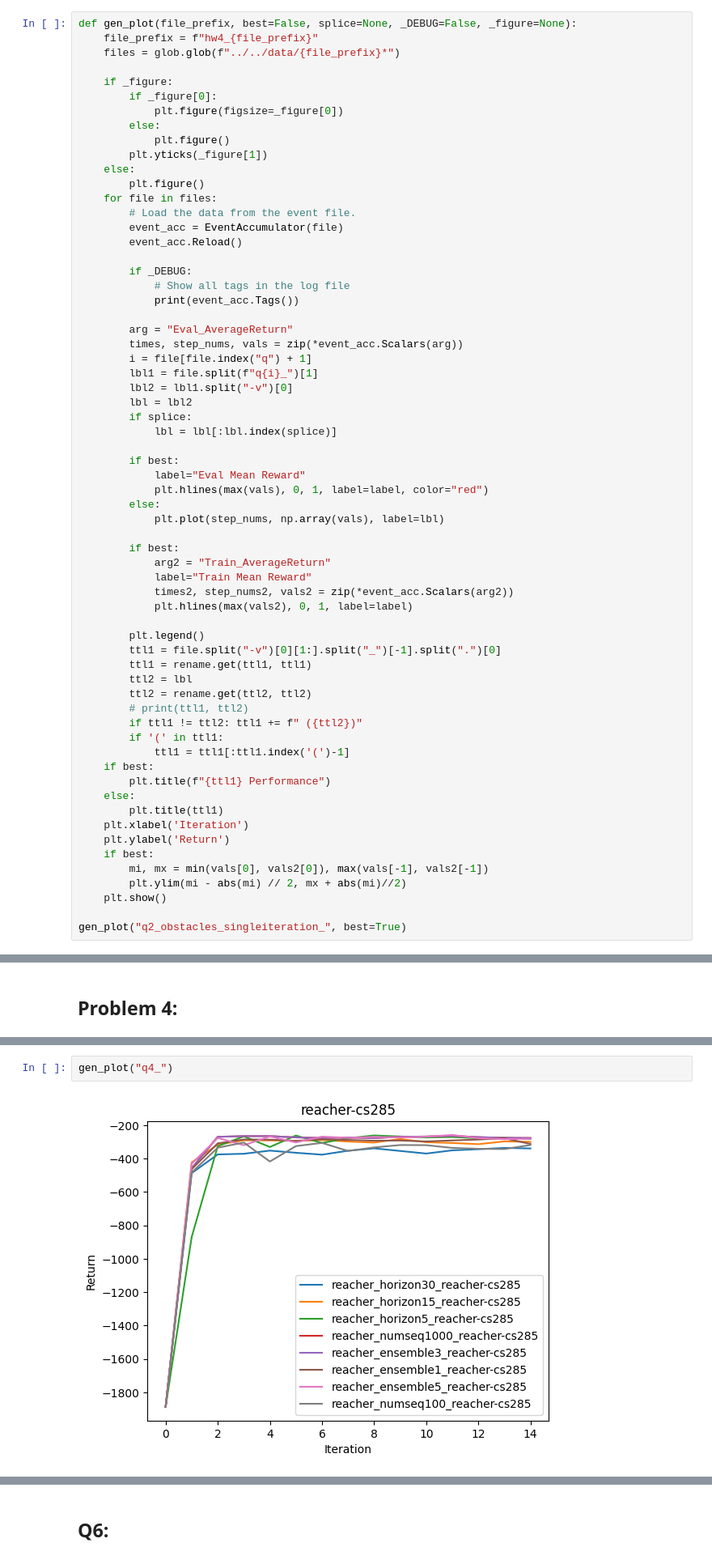
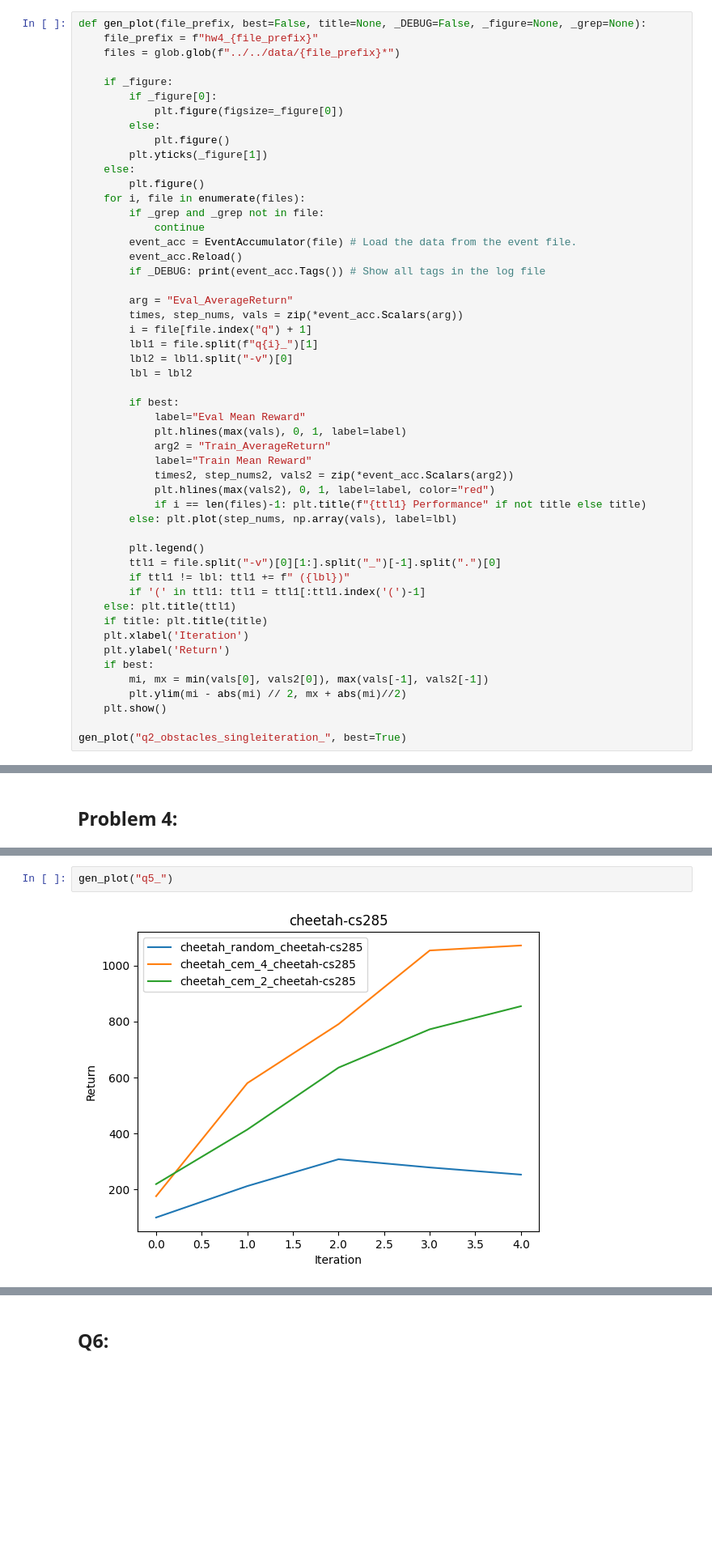
Before and after one commit to rsha256/CS285_HW, a Jupyter notebook: hw4/cs285/scripts/data_viz.ipynb, the cells around one changed output, grey strips where cells are left out. Shown: that part at 81% size. Cells and saved outputs as stored; diff of their text form; blank space fills up the shorter version.

```diff
--- a/hw4/cs285/scripts/data_viz.ipynb
+++ b/hw4/cs285/scripts/data_viz.ipynb
@@ -29,7 +29,7 @@ To enable them in other operations, rebuild TensorFlow with the appropriate comp
 # %% [markdown]
 ## Problem 2:
 # %%
-def gen_plot(file_prefix, best=False, splice=None, _DEBUG=False, _figure=None):
+def gen_plot(file_prefix, best=False, title=None, _DEBUG=False, _figure=None, _grep=None):
     file_prefix = f"hw4_{file_prefix}"
     files = glob.glob(f"../../data/{file_prefix}*")
 
@@ -41,14 +41,12 @@ def gen_plot(file_prefix, best=False, splice=None, _DEBUG=False, _figure=None):
         plt.yticks(_figure[1])
     else:
         plt.figure()
-    for file in files:
-        # Load the data from the event file.
-        event_acc = EventAccumulator(file)
+    for i, file in enumerate(files):
+        if _grep and _grep not in file:
+            continue
+        event_acc = EventAccumulator(file) # Load the data from the event file.
         event_acc.Reload()
-
-        if _DEBUG:
-            # Show all tags in the log file
-            print(event_acc.Tags())
+        if _DEBUG: print(event_acc.Tags()) # Show all tags in the log file
 
         arg = "Eval_AverageReturn"
         times, step_nums, vals = zip(*event_acc.Scalars(arg))
@@ -56,34 +54,23 @@ def gen_plot(file_prefix, best=False, splice=None, _DEBUG=False, _figure=None):
         lbl1 = file.split(f"q{i}_")[1]
         lbl2 = lbl1.split("-v")[0]
         lbl = lbl2
-        if splice:
-            lbl = lbl[:lbl.index(splice)]
 
         if best:
             label="Eval Mean Reward"
-            plt.hlines(max(vals), 0, 1, label=label, color="red")
-        else:
-            plt.plot(step_nums, np.array(vals), label=lbl)
-
-        if best:
+            plt.hlines(max(vals), 0, 1, label=label)
             arg2 = "Train_AverageReturn"
             label="Train Mean Reward"
             times2, step_nums2, vals2 = zip(*event_acc.Scalars(arg2))
-            plt.hlines(max(vals2), 0, 1, label=label)
+            plt.hlines(max(vals2), 0, 1, label=label, color="red")
+            if i == len(files)-1: plt.title(f"{ttl1} Performance" if not title else title)
+        else: plt.plot(step_nums, np.array(vals), label=lbl)
 
         plt.legend()
         ttl1 = file.split("-v")[0][1:].split("_")[-1].split(".")[0]
-        ttl1 = rename.get(ttl1, ttl1)
-        ttl2 = lbl
-        ttl2 = rename.get(ttl2, ttl2)
-        # print(ttl1, ttl2)
-        if ttl1 != ttl2: ttl1 += f" ({ttl2})"
-        if '(' in ttl1:
-            ttl1 = ttl1[:ttl1.index('(')-1]
-    if best:
-        plt.title(f"{ttl1} Performance")
-    else:
-        plt.title(ttl1)
+        if ttl1 != lbl: ttl1 += f" ({lbl})"
+        if '(' in ttl1: ttl1 = ttl1[:ttl1.index('(')-1]
+    else: plt.title(ttl1)
+    if title: plt.title(title)
     plt.xlabel('Iteration')
     plt.ylabel('Return')
     if best:
@@ -111,4 +106,4 @@ gen_plot("q3_", _figure=[(), np.arange(-2500, 501, 250)])
 # %%
-gen_plot("q4_")
+gen_plot("q5_")
 # %% [output]
-[figure, old version]
+[figure, new version]
```
Also changed, not shown: parts of 15 cells of this notebook, 8 other files.
